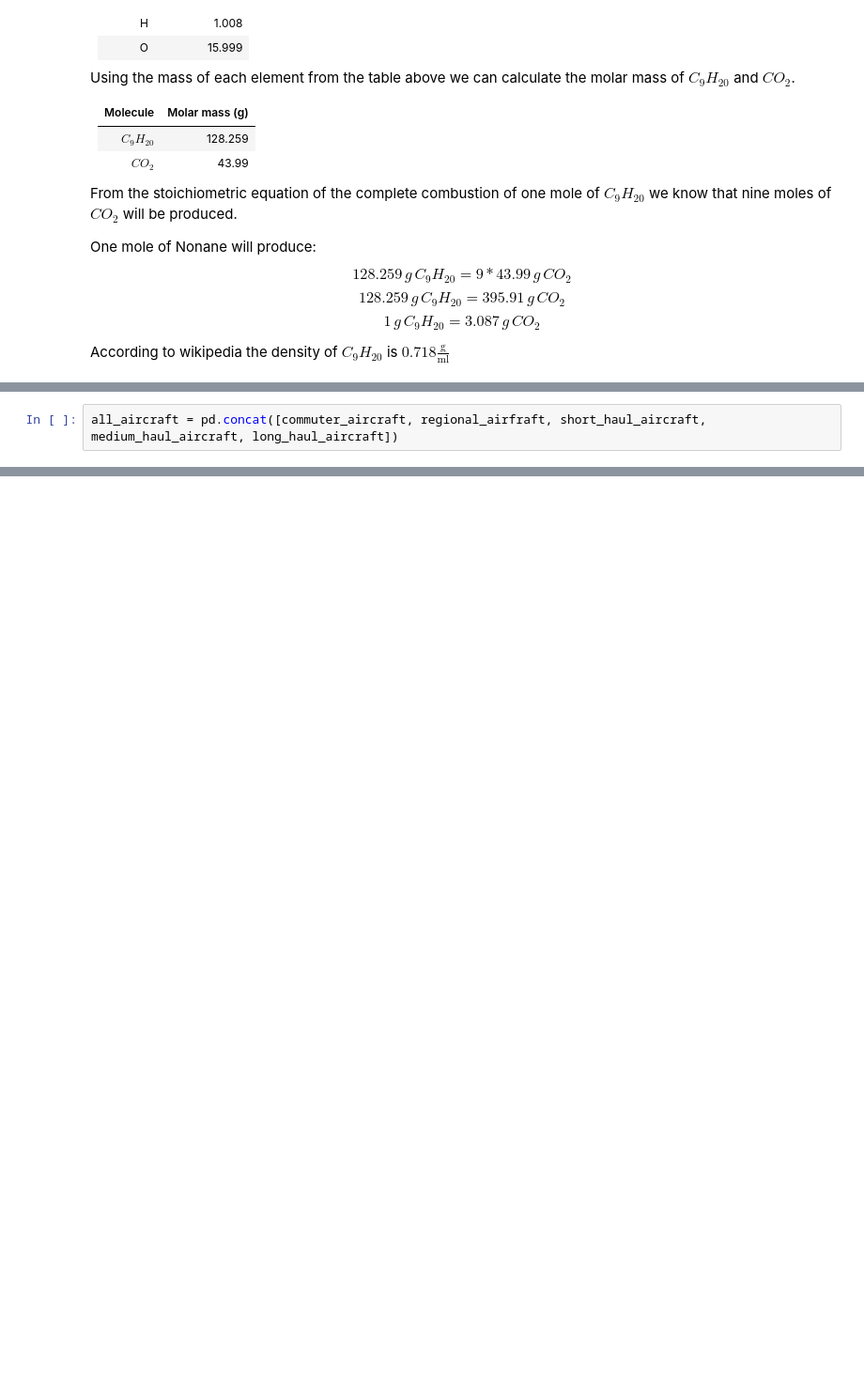
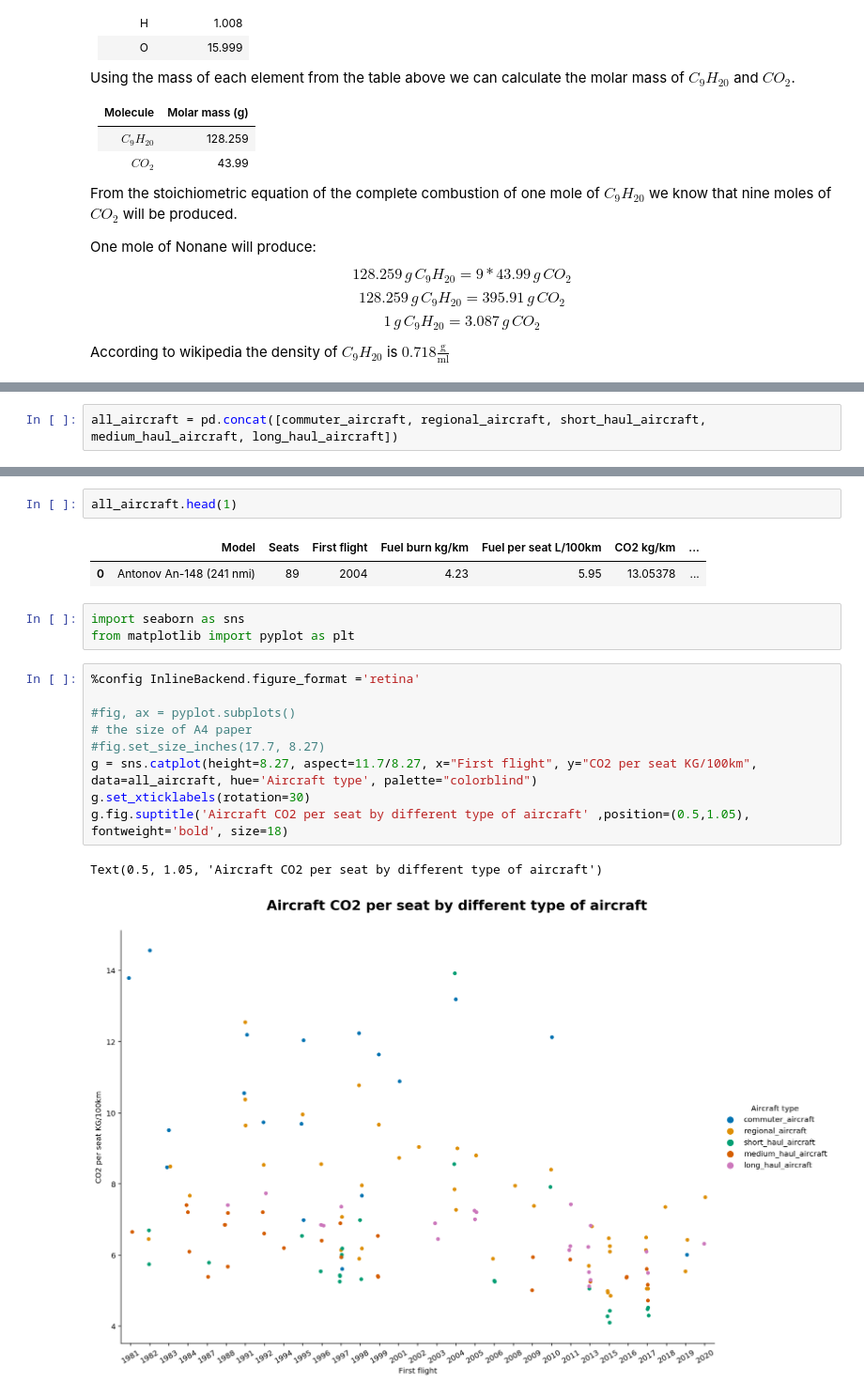
Before and after one commit to Jmion/aviation-co2-impact, a Jupyter notebook: Aviation_global_emissions.ipynb, the cells around one changed output, grey strips where cells are left out. Shown at 94% size. Drawn from its saved outputs; the diff is of its cells as text; blank space fills up the shorter version.

Commit message:
Started analysis of CO2 per year, and type of flight

```diff
--- a/Aviation_global_emissions.ipynb
+++ b/Aviation_global_emissions.ipynb
@@ -82,5 +92,5 @@ dtype: float64
 # %%
-all_aircraft = pd.concat([commuter_aircraft, regional_airfraft, short_haul_aircraft, medium_haul_aircraft, long_haul_aircraft])
+all_aircraft = pd.concat([commuter_aircraft, regional_aircraft, short_haul_aircraft, medium_haul_aircraft, long_haul_aircraft])
 # %%
 all_aircraft.mean()
 # %% [output]
@@ -90,0 +106,20 @@ dtype: float64
+# %%
+all_aircraft.head(1)
+# %% [output]
+|  | Model | Seats | First flight | Fuel burn kg/km | Fuel per seat L/100km | CO2 kg/km | ... |
+| 0 | Antonov An-148 (241 nmi) | 89 | 2004 | 4.23 | 5.95 | 13.05378 | ... |
+# %%
+import seaborn as sns
+from matplotlib import pyplot as plt
+# %%
+%config InlineBackend.figure_format ='retina'
+
+#fig, ax = pyplot.subplots()
+# the size of A4 paper
+#fig.set_size_inches(17.7, 8.27)
+g = sns.catplot(height=8.27, aspect=11.7/8.27, x="First flight", y="CO2 per seat KG/100km", data=all_aircraft, hue='Aircraft type', palette="colorblind")
+g.set_xticklabels(rotation=30)
+g.fig.suptitle('Aircraft CO2 per seat by different type of aircraft' ,position=(0.5,1.05), fontweight='bold', size=18)
+# %% [output]
+Text(0.5, 1.05, 'Aircraft CO2 per seat by different type of aircraft')
+[figure, added]
```
Also changed, not shown: parts of 18 cells of this notebook.
